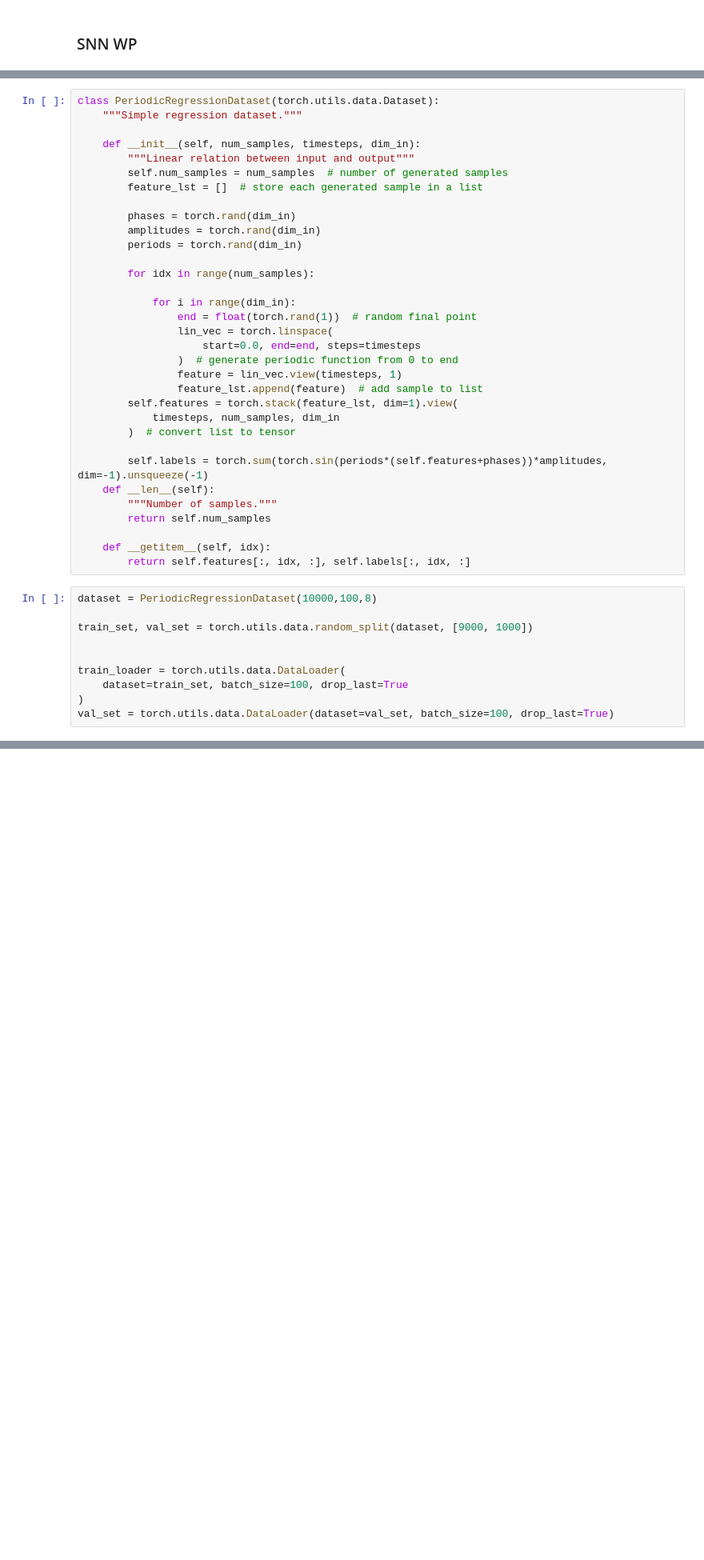
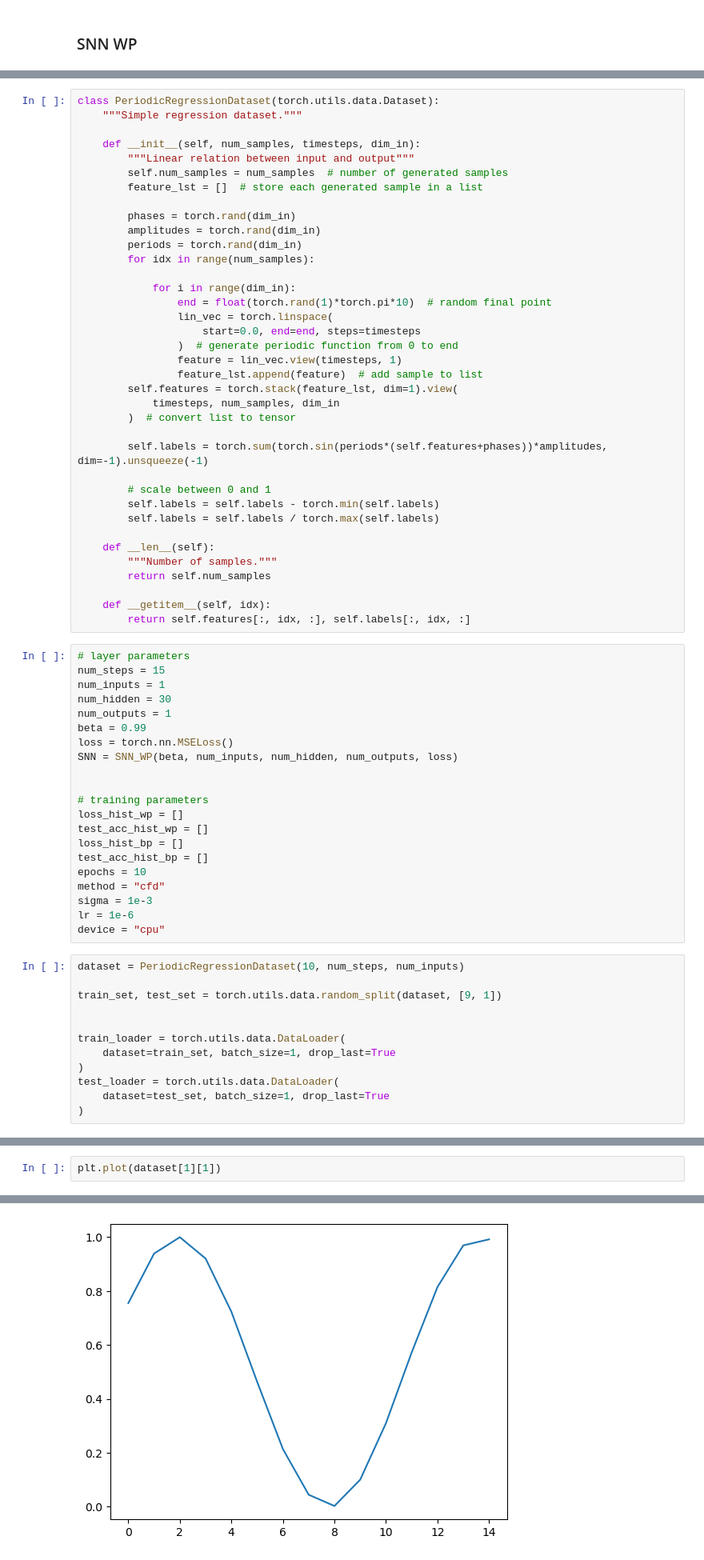
Before and after one commit to ellahas/snn-wp, a Jupyter notebook: SNN_WP_regression.ipynb, the cells around one changed output, grey strips where cells are left out. Shown at 80% size. Saved outputs shown, nothing was run; the diff lists cells and outputs as text; blank space fills up the shorter version.

```diff
--- a/SNN_WP_regression.ipynb
+++ b/SNN_WP_regression.ipynb
@@ -133,11 +138,10 @@ class PeriodicRegressionDataset(torch.utils.data.Dataset):
         phases = torch.rand(dim_in)
         amplitudes = torch.rand(dim_in)
         periods = torch.rand(dim_in)
-
         for idx in range(num_samples):
 
             for i in range(dim_in):
-                end = float(torch.rand(1))  # random final point
+                end = float(torch.rand(1)*torch.pi*10)  # random final point
                 lin_vec = torch.linspace(
                     start=0.0, end=end, steps=timesteps
                 )  # generate periodic function from 0 to end
@@ -148,19 +152,47 @@ class PeriodicRegressionDataset(torch.utils.data.Dataset):
         )  # convert list to tensor
 
         self.labels = torch.sum(torch.sin(periods*(self.features+phases))*amplitudes, dim=-1).unsqueeze(-1)
+
+        # scale between 0 and 1
+        self.labels = self.labels - torch.min(self.labels)
+        self.labels = self.labels / torch.max(self.labels)
+
     def __len__(self):
         """Number of samples."""
         return self.num_samples
 
     def __getitem__(self, idx):
         return self.features[:, idx, :], self.labels[:, idx, :]
+# %%
+# layer parameters
+num_steps = 15
+num_inputs = 1
+num_hidden = 30
+num_outputs = 1
+beta = 0.99
+loss = torch.nn.MSELoss()
+SNN = SNN_WP(beta, num_inputs, num_hidden, num_outputs, loss)
+
+
+# training parameters
+loss_hist_wp = []
+test_acc_hist_wp = []
+loss_hist_bp = []
+test_acc_hist_bp = []
+epochs = 10
+method = "cfd"
+sigma = 1e-3
+lr = 1e-6
+device = "cpu"
 # %%
-dataset = PeriodicRegressionDataset(10000,100,8)
+dataset = PeriodicRegressionDataset(10, num_steps, num_inputs)
 
-train_set, val_set = torch.utils.data.random_split(dataset, [9000, 1000])
+train_set, test_set = torch.utils.data.random_split(dataset, [9, 1])
 
 
 train_loader = torch.utils.data.DataLoader(
-    dataset=train_set, batch_size=100, drop_last=True
+    dataset=train_set, batch_size=1, drop_last=True
 )
-val_set = torch.utils.data.DataLoader(dataset=val_set, batch_size=100, drop_last=True)
+test_loader = torch.utils.data.DataLoader(
+    dataset=test_set, batch_size=1, drop_last=True
+)
@@ -187,0 +199,3 @@ device = "cpu"
+# %%
+plt.plot(dataset[1][1])
+# %% [output]
@@ -188,3 +203,4 @@ device = "cpu"
+[figure, added]
 # %%
 def batch_accuracy(test_loader, net):
     with torch.no_grad():
```
Also changed, not shown: parts of 8 cells of this notebook, 1 other file.
